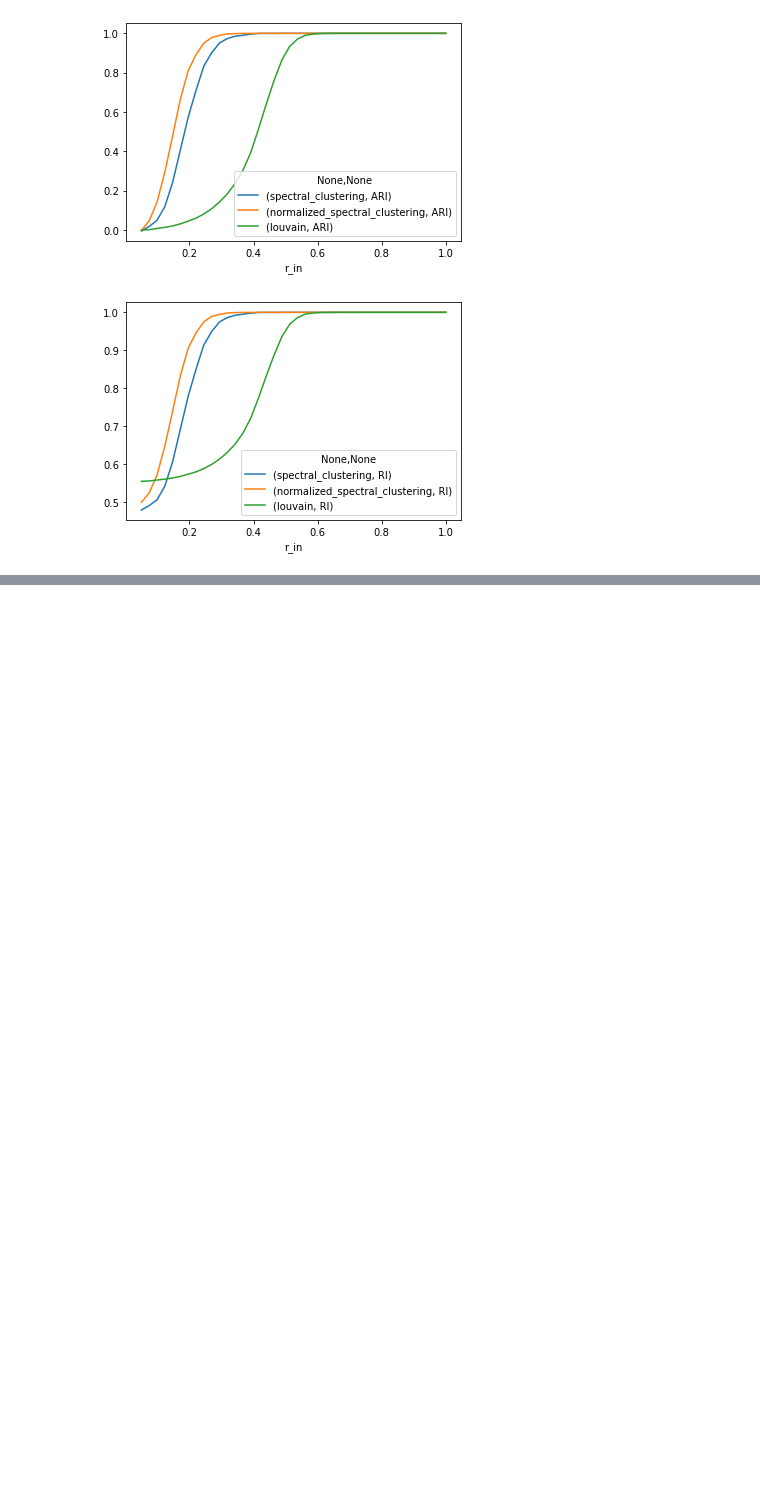
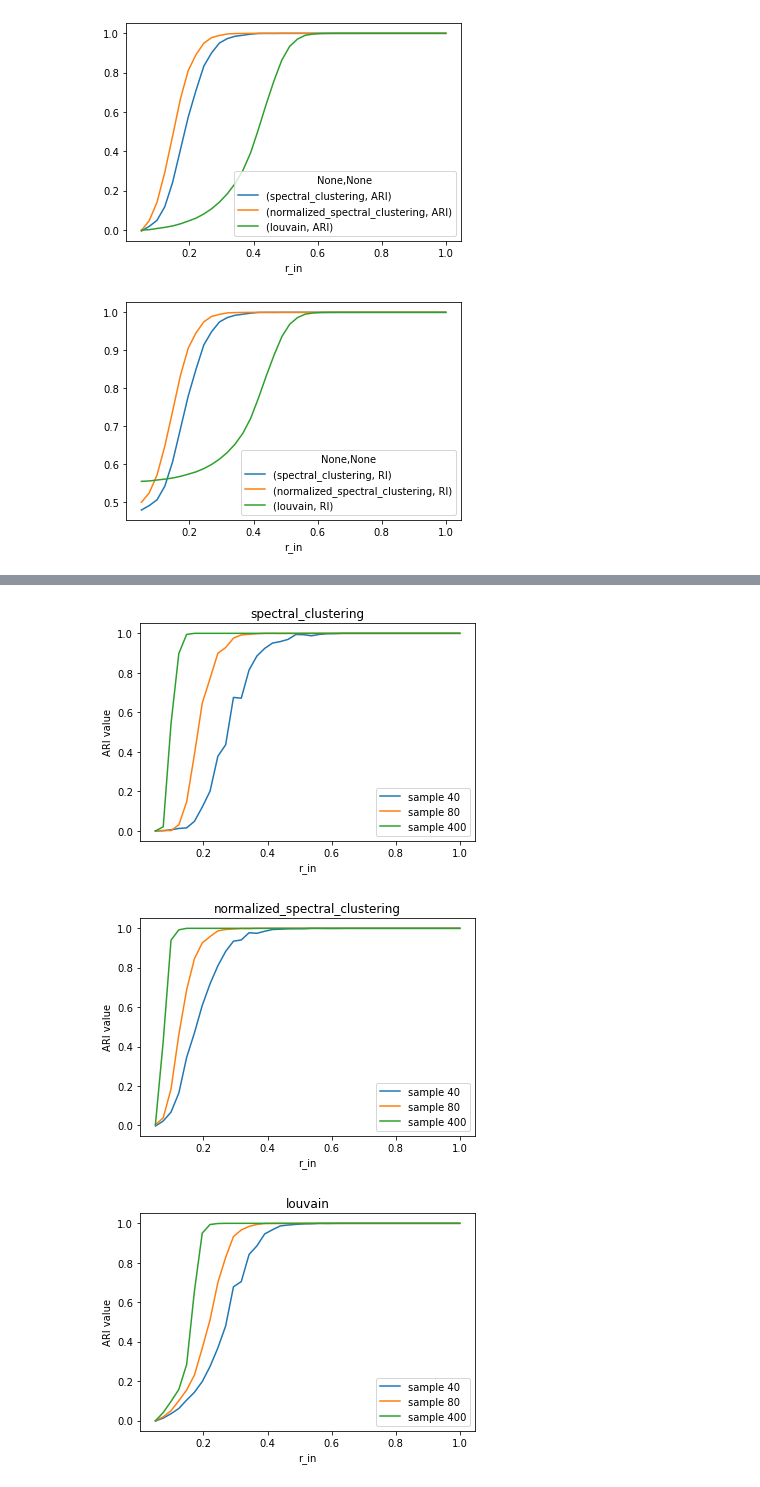
Before and after one commit to orrrrtem/Clustering_uncertainty, a Jupyter notebook: clustering_uncertainty.ipynb, the cells around one changed output, grey strips where cells are left out. Saved outputs shown, nothing was run; the diff lists cells and outputs as text; code cells hidden in the pictures; blank space fills up the shorter version.

```diff
--- a/clustering_uncertainty.ipynb
+++ b/clustering_uncertainty.ipynb
@@ -542,0 +617,10 @@ df100[[x  for x in df100.columns if x[1] is 'RI']].plot()
+# %%
+list(metrics40.keys())
+
+for algo in metrics40.keys():
+    df = pd.DataFrame(list(zip(rs[0], metrics40[algo]['ARI'], metrics80[algo]['ARI'], metrics400[algo]['ARI'])), columns = ['r_in', 'sample 40', 'sample 80', 'sample 400']).set_index(['r_in'])
+    df.plot(title=algo, ylabel = 'ARI value')
+# %% [output]
+[figure, added]
+[figure, added]
+[figure, added]
```
Also changed, not shown: parts of 8 cells of this notebook.
